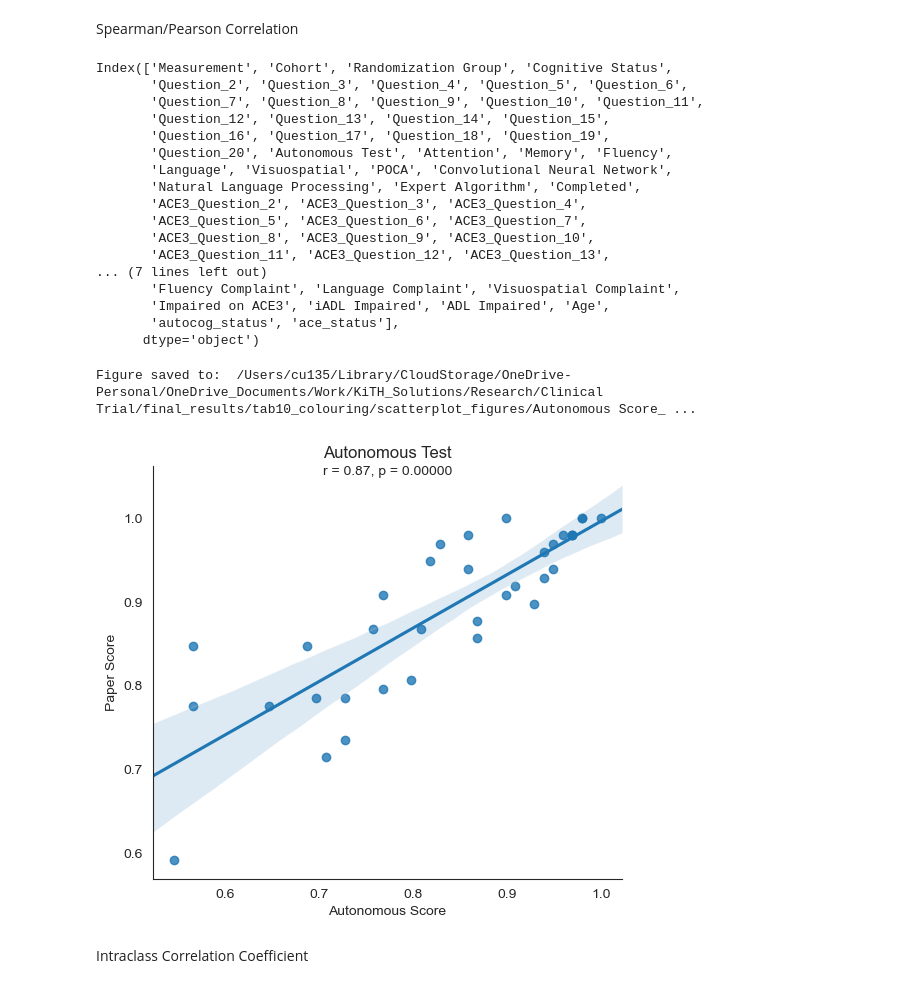
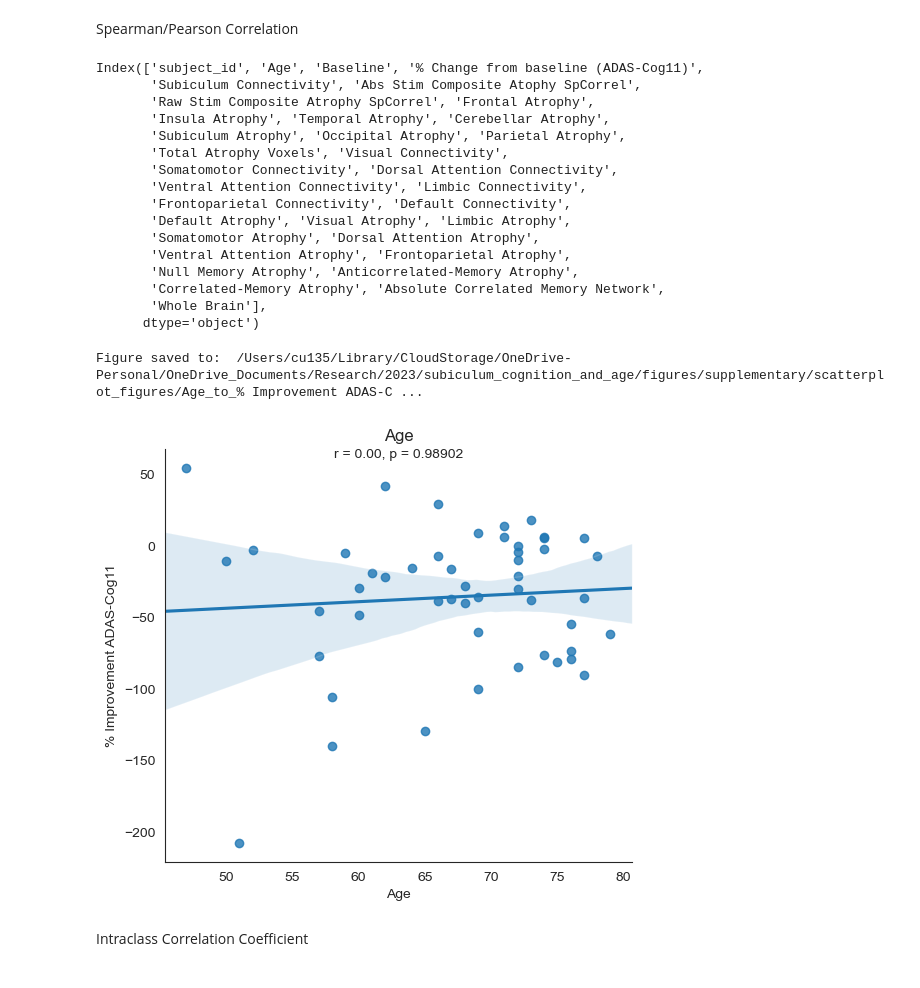
Before and after one commit to Calvinwhow/Research, a Jupyter notebook: nimlab/calvin_utils/notebooks/statistical_notebooks/generic_spreadsheet_functions.ipynb, the cells around one changed output. Cells and saved outputs as stored; diff of their text form; code cells hidden in the pictures.

Commit message:
updates_and_improvements

```diff
--- a/nimlab/calvin_utils/notebooks/statistical_notebooks/generic_spreadsheet_functions.ipynb
+++ b/nimlab/calvin_utils/notebooks/statistical_notebooks/generic_spreadsheet_functions.ipynb
@@ -4,7 +4,7 @@ import os
 import numpy as np
 
 # Gather the CSV
-spreadsheet_dir = '/Users/cu135/Dropbox (Partners HealthCare)/resources/datasets/BIDS_AD_DBS_FORNIX/clinical_analyses/ses-01/sub-all/ad_pd_mixed_data/ad_pd_ages.csv'
+spreadsheet_dir = '/Users/cu135/Dropbox (Partners HealthCare)/resources/datasets/BIDS_AD_DBS_FORNIX/clinical_analyses/ses-01/sub-all/ad_pd_mixed_data/ad_pd_sbc_by_age.csv'
 
 #----------------------------------------------------------------Don't touch--------------------------------------------------------
 # out_dir = spreadsheet_dir.split('.')[0] + '_analysis'
@@ -582,45 +556,44 @@ def generate_scatterplot(dataframe, dependent_variable_name, independent_columns
 # %%
 data_df.columns
 # %% [output]
-Index(['Measurement', 'Cohort', 'Randomization Group', 'Cognitive Status',
-       'Question_2', 'Question_3', 'Question_4', 'Question_5', 'Question_6',
-       'Question_7', 'Question_8', 'Question_9', 'Question_10', 'Question_11',
-       'Question_12', 'Question_13', 'Question_14', 'Question_15',
-       'Question_16', 'Question_17', 'Question_18', 'Question_19',
-       'Question_20', 'Autonomous Test', 'Attention', 'Memory', 'Fluency',
-       'Language', 'Visuospatial', 'POCA', 'Convolutional Neural Network',
-       'Natural Language Processing', 'Expert Algorithm', 'Completed',
-       'ACE3_Question_2', 'ACE3_Question_3', 'ACE3_Question_4',
-       'ACE3_Question_5', 'ACE3_Question_6', 'ACE3_Question_7',
-       'ACE3_Question_8', 'ACE3_Question_9', 'ACE3_Question_10',
-       'ACE3_Question_11', 'ACE3_Question_12', 'ACE3_Question_13',
-... (7 lines left out)
-       'Fluency Complaint', 'Language Complaint', 'Visuospatial Complaint',
-       'Impaired on ACE3', 'iADL Impaired', 'ADL Impaired', 'Age',
-       'autocog_status', 'ace_status'],
+Index(['subject_id', 'Age', 'Baseline', '% Change from baseline (ADAS-Cog11)',
+       'Subiculum Connectivity', 'Abs Stim Composite Atophy SpCorrel',
+       'Raw Stim Composite Atrophy SpCorrel', 'Frontal Atrophy',
+       'Insula Atrophy', 'Temporal Atrophy', 'Cerebellar Atrophy',
+       'Subiculum Atrophy', 'Occipital Atrophy', 'Parietal Atrophy',
+       'Total Atrophy Voxels', 'Visual Connectivity',
+       'Somatomotor Connectivity', 'Dorsal Attention Connectivity',
+       'Ventral Attention Connectivity', 'Limbic Connectivity',
+       'Frontoparietal Connectivity', 'Default Connectivity',
+       'Default Atrophy', 'Visual Atrophy', 'Limbic Atrophy',
+       'Somatomotor Atrophy', 'Dorsal Attention Atrophy',
+       'Ventral Attention Atrophy', 'Frontoparietal Atrophy',
+       'Null Memory Atrophy', 'Anticorrelated-Memory Atrophy',
+       'Correlated-Memory Atrophy', 'Absolute Correlated Memory Network',
+       'Whole Brain'],
       dtype='object')
 # %%
-columns_to_correlate_to = 'Paper Test'
-columns_to_correlate_list = ['Autonomous Test']
-x_label = 'Autonomous Score'
-y_label = 'Paper Score'
+columns_to_correlate_to = '% Change from baseline (ADAS-Cog11)'
+columns_to_correlate_list = ['Age']
+x_label = 'Age'
+y_label = '% Improvement ADAS-Cog11'
 correlation = 'spearman'
 
 #---------
 plot = generate_scatterplot(dataframe=data_df,
                      dependent_variable_name=columns_to_correlate_to,
                      independent_columns=columns_to_correlate_list,
                      x_label=x_label,
                      y_label=y_label,
                      correlation=correlation)
 
 os.makedirs(os.path.join(out_dir, 'scatterplot_figures'), exist_ok=True)
 plot.savefig(os.path.join(out_dir, f'scatterplot_figures/{x_label}_to_{y_label}.png'))
 plot.savefig(os.path.join(out_dir, f'scatterplot_figures/{x_label}_to_{y_label}.svg'))
 print('Figure saved to: ', (os.path.join(out_dir, f'scatterplot_figures/{x_label}_to_{y_label}')))
 # %% [output]
-Figure saved to:  /Users/cu135/Library/CloudStorage/OneDrive-Personal/OneDrive_Documents/Work/KiTH_Solutions/Research/Clinical Trial/final_results/tab10_colouring/scatterplot_figures/Autonomous Score_ ...
+Figure saved to:  /Users/cu135/Library/CloudStorage/OneDrive-Personal/OneDrive_Documents/Research/2023/subiculum_cognition_and_age/figures/supplementary/scatterplot_figures/Age_to_% Improvement ADAS-C ...
-[figure, old version]
+[figure, new version]
 # %% [markdown]
 Intraclass Correlation Coefficient
 # %%
```
Also changed, not shown: parts of 10 cells of this notebook, 8 other files.
